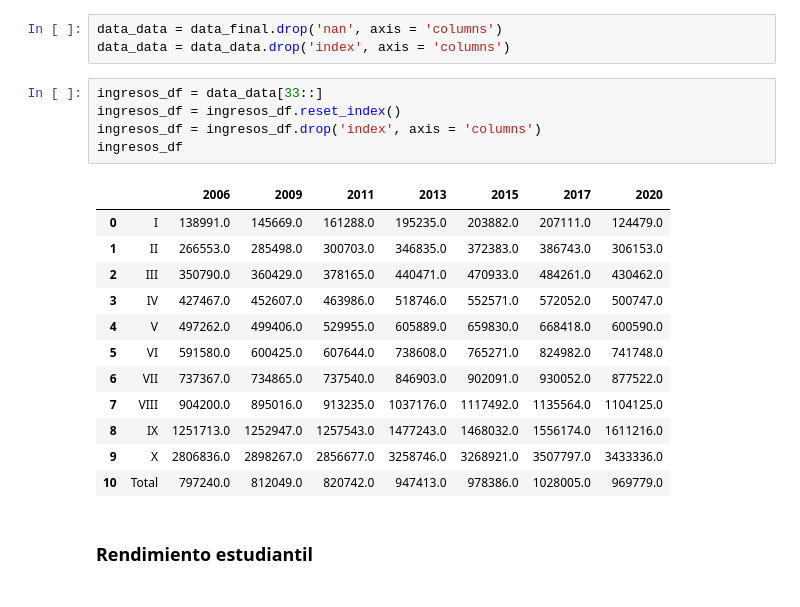
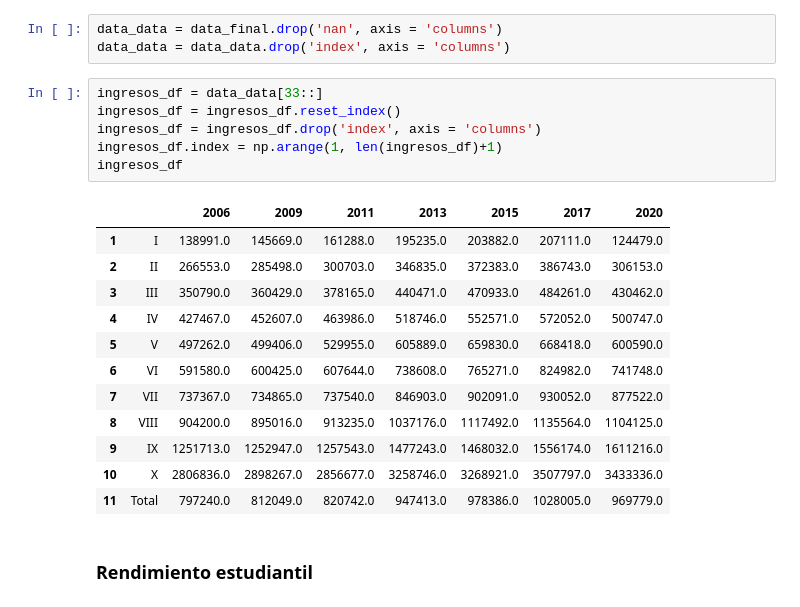
Before and after one commit to MarceVU/Proyecto---Cs-de-Datos, a Jupyter notebook: Proyecto.ipynb, the cells around one changed output. Saved outputs shown, nothing was run; the diff lists cells and outputs as text.

Commit message:
avance dataframe final

```diff
--- a/Proyecto.ipynb
+++ b/Proyecto.ipynb
@@ -104,21 +104,22 @@ data_data = data_data.drop('index', axis = 'columns')
 # %%
 ingresos_df = data_data[33::]
 ingresos_df = ingresos_df.reset_index()
 ingresos_df = ingresos_df.drop('index', axis = 'columns')
+ingresos_df.index = np.arange(1, len(ingresos_df)+1)
 ingresos_df
 # %% [output]
 |  |  | 2006 | 2009 | 2011 | 2013 | 2015 | 2017 | 2020 |
-| 0 | I | 138991.0 | 145669.0 | 161288.0 | 195235.0 | 203882.0 | 207111.0 | 124479.0 |
-| 1 | II | 266553.0 | 285498.0 | 300703.0 | 346835.0 | 372383.0 | 386743.0 | 306153.0 |
-| 2 | III | 350790.0 | 360429.0 | 378165.0 | 440471.0 | 470933.0 | 484261.0 | 430462.0 |
-| 3 | IV | 427467.0 | 452607.0 | 463986.0 | 518746.0 | 552571.0 | 572052.0 | 500747.0 |
-| 4 | V | 497262.0 | 499406.0 | 529955.0 | 605889.0 | 659830.0 | 668418.0 | 600590.0 |
-| 5 | VI | 591580.0 | 600425.0 | 607644.0 | 738608.0 | 765271.0 | 824982.0 | 741748.0 |
-| 6 | VII | 737367.0 | 734865.0 | 737540.0 | 846903.0 | 902091.0 | 930052.0 | 877522.0 |
-| 7 | VIII | 904200.0 | 895016.0 | 913235.0 | 1037176.0 | 1117492.0 | 1135564.0 | 1104125.0 |
-| 8 | IX | 1251713.0 | 1252947.0 | 1257543.0 | 1477243.0 | 1468032.0 | 1556174.0 | 1611216.0 |
-| 9 | X | 2806836.0 | 2898267.0 | 2856677.0 | 3258746.0 | 3268921.0 | 3507797.0 | 3433336.0 |
-| 10 | Total | 797240.0 | 812049.0 | 820742.0 | 947413.0 | 978386.0 | 1028005.0 | 969779.0 |
+| 1 | I | 138991.0 | 145669.0 | 161288.0 | 195235.0 | 203882.0 | 207111.0 | 124479.0 |
+| 2 | II | 266553.0 | 285498.0 | 300703.0 | 346835.0 | 372383.0 | 386743.0 | 306153.0 |
+| 3 | III | 350790.0 | 360429.0 | 378165.0 | 440471.0 | 470933.0 | 484261.0 | 430462.0 |
+| 4 | IV | 427467.0 | 452607.0 | 463986.0 | 518746.0 | 552571.0 | 572052.0 | 500747.0 |
+| 5 | V | 497262.0 | 499406.0 | 529955.0 | 605889.0 | 659830.0 | 668418.0 | 600590.0 |
+| 6 | VI | 591580.0 | 600425.0 | 607644.0 | 738608.0 | 765271.0 | 824982.0 | 741748.0 |
+| 7 | VII | 737367.0 | 734865.0 | 737540.0 | 846903.0 | 902091.0 | 930052.0 | 877522.0 |
+| 8 | VIII | 904200.0 | 895016.0 | 913235.0 | 1037176.0 | 1117492.0 | 1135564.0 | 1104125.0 |
+| 9 | IX | 1251713.0 | 1252947.0 | 1257543.0 | 1477243.0 | 1468032.0 | 1556174.0 | 1611216.0 |
+| 10 | X | 2806836.0 | 2898267.0 | 2856677.0 | 3258746.0 | 3268921.0 | 3507797.0 | 3433336.0 |
+| 11 | Total | 797240.0 | 812049.0 | 820742.0 | 947413.0 | 978386.0 | 1028005.0 | 969779.0 |
 # %% [markdown]
 ### Rendimiento estudiantil
 # %%
```
Also changed, not shown: parts of 6 cells of this notebook.
